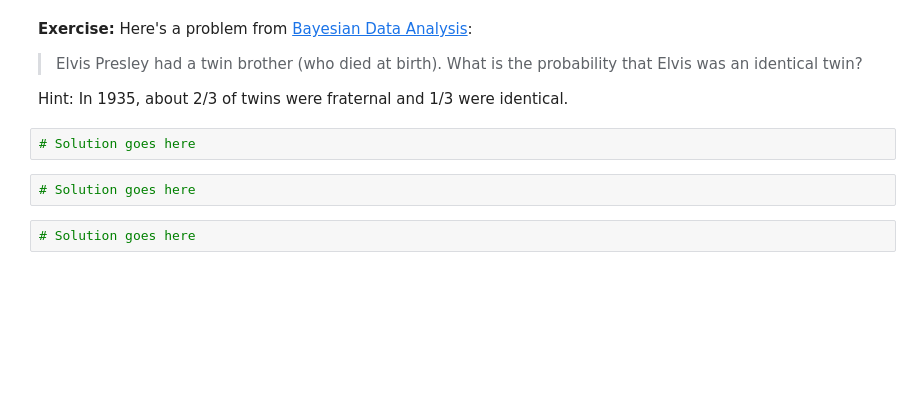
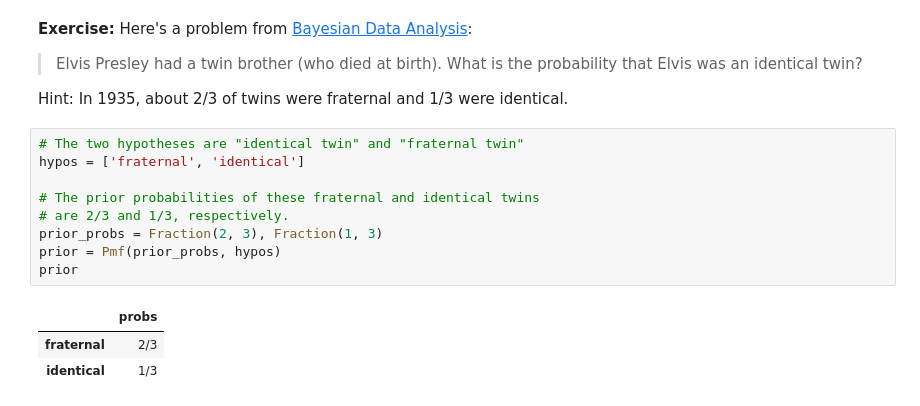
Before and after one commit to mrwizard82d1/think_bayes_2e, a Jupyter notebook: chap03.ipynb, the cells around one changed output. Drawn from its saved outputs; the diff is of its cells as text; blank space fills up the shorter version.

```diff
--- a/chap03.ipynb
+++ b/chap03.ipynb
@@ -681,9 +681,16 @@ Fraction(3, 10)
 > Elvis Presley had a twin brother (who died at birth). What is the probability that Elvis was an identical twin?
 
 Hint: In 1935, about 2/3 of twins were fraternal and 1/3 were identical.
-# %%
-# Solution goes here
-# %%
-# Solution goes here
-# %%
-# Solution goes here
+# %%
+# The two hypotheses are "identical twin" and "fraternal twin"
+hypos = ['fraternal', 'identical']
+
+# The prior probabilities of these fraternal and identical twins
+# are 2/3 and 1/3, respectively.
+prior_probs = Fraction(2, 3), Fraction(1, 3)
+prior = Pmf(prior_probs, hypos)
+prior
+# %% [output]
+|  | probs |
+| fraternal | 2/3 |
+| identical | 1/3 |
```
Also changed, not shown: parts of 2 cells of this notebook.
